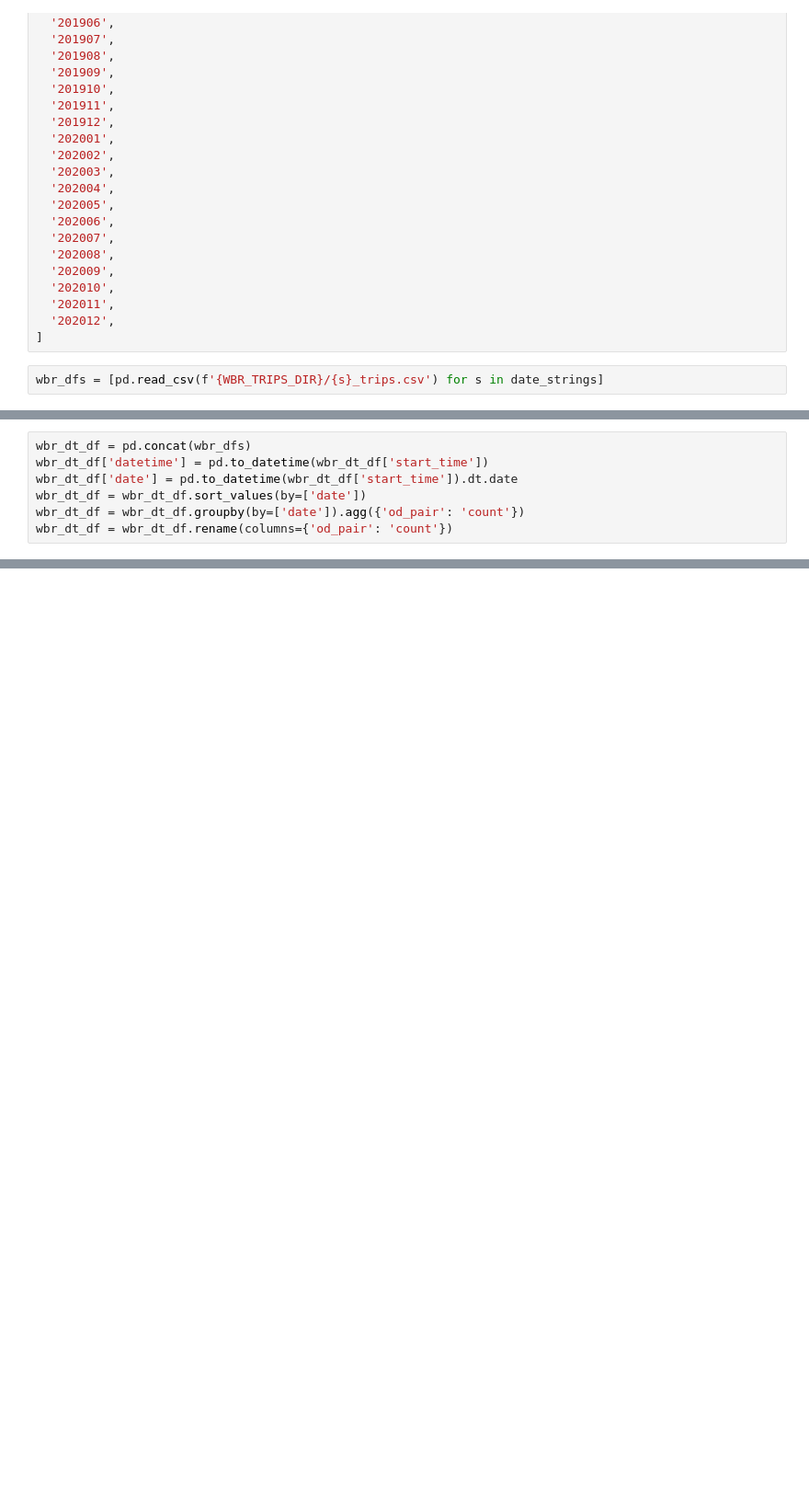
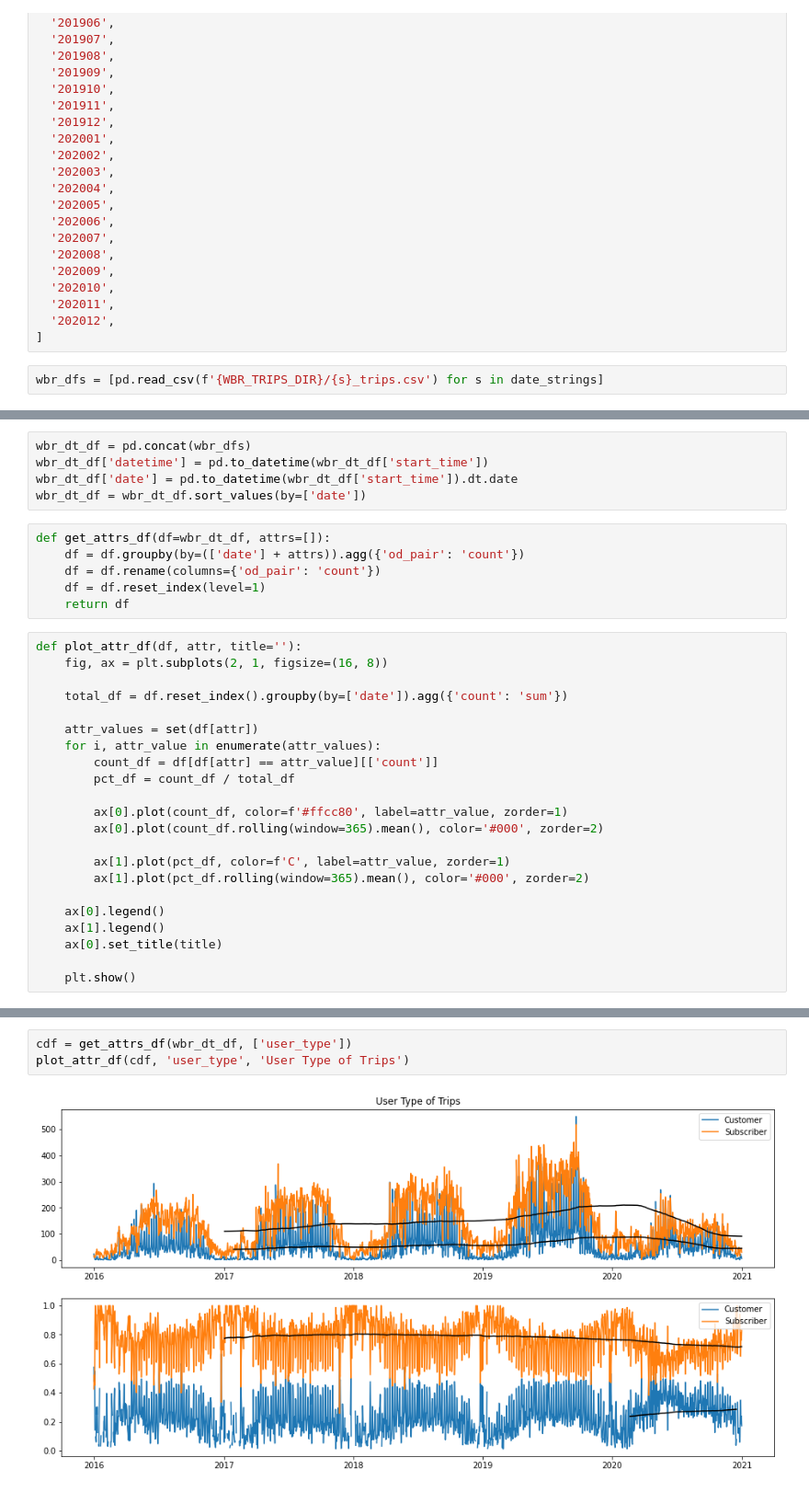
Before and after one commit to cpcarey/nyu-cusp-ads-bike, a Jupyter notebook: notebooks/cc0103_analyze_wbr_trips.ipynb, the cells around one changed output, grey strips where cells are left out. Shown at 92% size. Saved outputs shown, nothing was run; the diff lists cells and outputs as text; blank space fills up the shorter version.

Commit message:
Upload WBR trip analysis.

```diff
--- a/notebooks/cc0103_analyze_wbr_trips.ipynb
+++ b/notebooks/cc0103_analyze_wbr_trips.ipynb
@@ -185,6 +112,32 @@ wbr_dt_df = pd.concat(wbr_dfs)
 wbr_dt_df['datetime'] = pd.to_datetime(wbr_dt_df['start_time'])
 wbr_dt_df['date'] = pd.to_datetime(wbr_dt_df['start_time']).dt.date
 wbr_dt_df = wbr_dt_df.sort_values(by=['date'])
-wbr_dt_df = wbr_dt_df.groupby(by=['date']).agg({'od_pair': 'count'})
-wbr_dt_df = wbr_dt_df.rename(columns={'od_pair': 'count'})
+# %%
+def get_attrs_df(df=wbr_dt_df, attrs=[]):
+    df = df.groupby(by=(['date'] + attrs)).agg({'od_pair': 'count'})
+    df = df.rename(columns={'od_pair': 'count'})
+    df = df.reset_index(level=1)
+    return df
+# %%
+def plot_attr_df(df, attr, title=''):
+    fig, ax = plt.subplots(2, 1, figsize=(16, 8))
+
+    total_df = df.reset_index().groupby(by=['date']).agg({'count': 'sum'})
+
+    attr_values = set(df[attr])
+    for i, attr_value in enumerate(attr_values):
+        count_df = df[df[attr] == attr_value][['count']]
+        pct_df = count_df / total_df
+
+        ax[0].plot(count_df, color=f'#ffcc80', label=attr_value, zorder=1)
+        ax[0].plot(count_df.rolling(window=365).mean(), color='#000', zorder=2)
+
+        ax[1].plot(pct_df, color=f'C', label=attr_value, zorder=1)
+        ax[1].plot(pct_df.rolling(window=365).mean(), color='#000', zorder=2)
+
+    ax[0].legend()
+    ax[1].legend()
+    ax[0].set_title(title)
+
+    plt.show()
 # %%
@@ -196,0 +149,5 @@ plt.show()
+# %%
+cdf = get_attrs_df(wbr_dt_df, ['user_type'])
+plot_attr_df(cdf, 'user_type', 'User Type of Trips')
+# %% [output]
+[figure, added]
```
Also changed, not shown: parts of 41 cells of this notebook.
